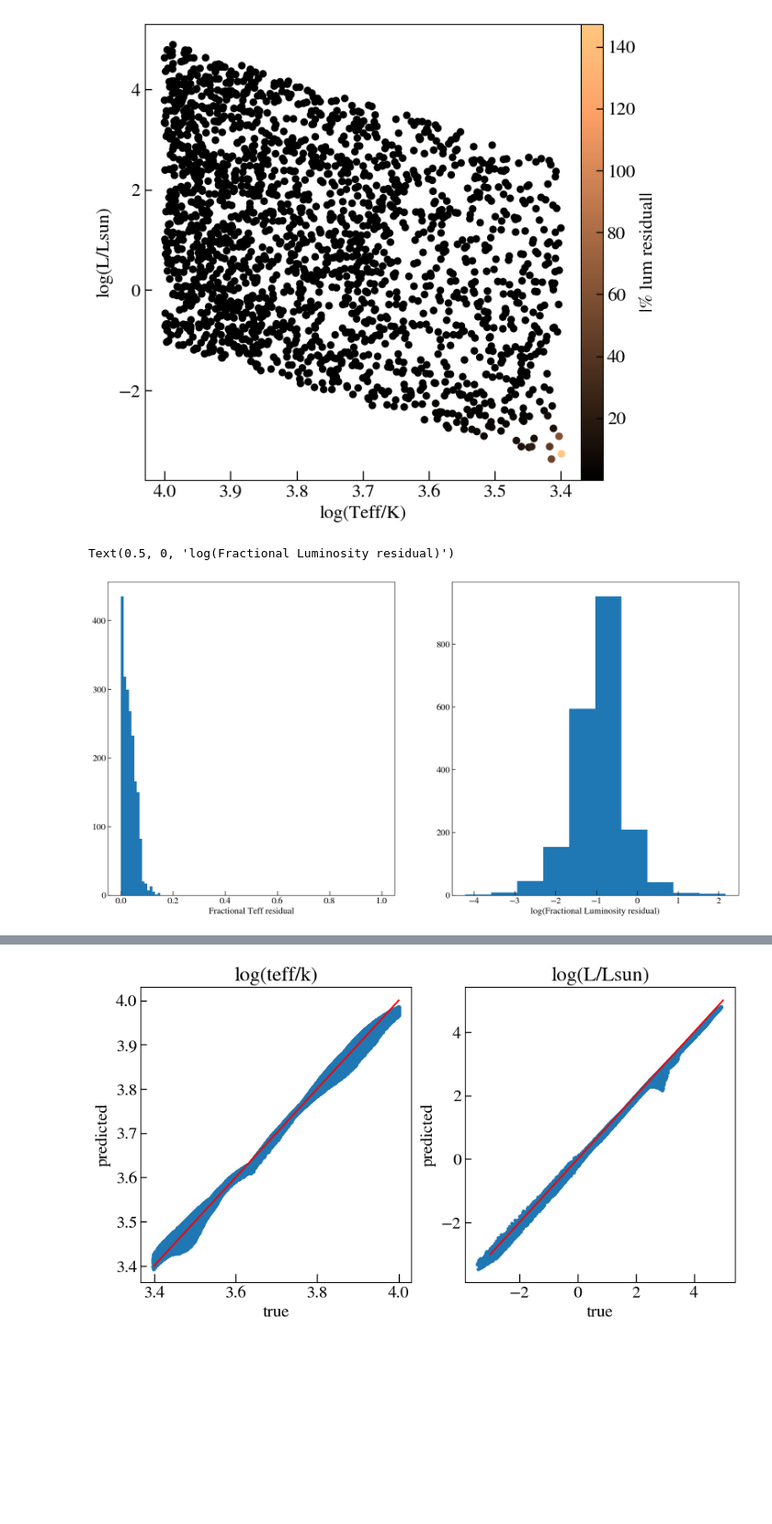
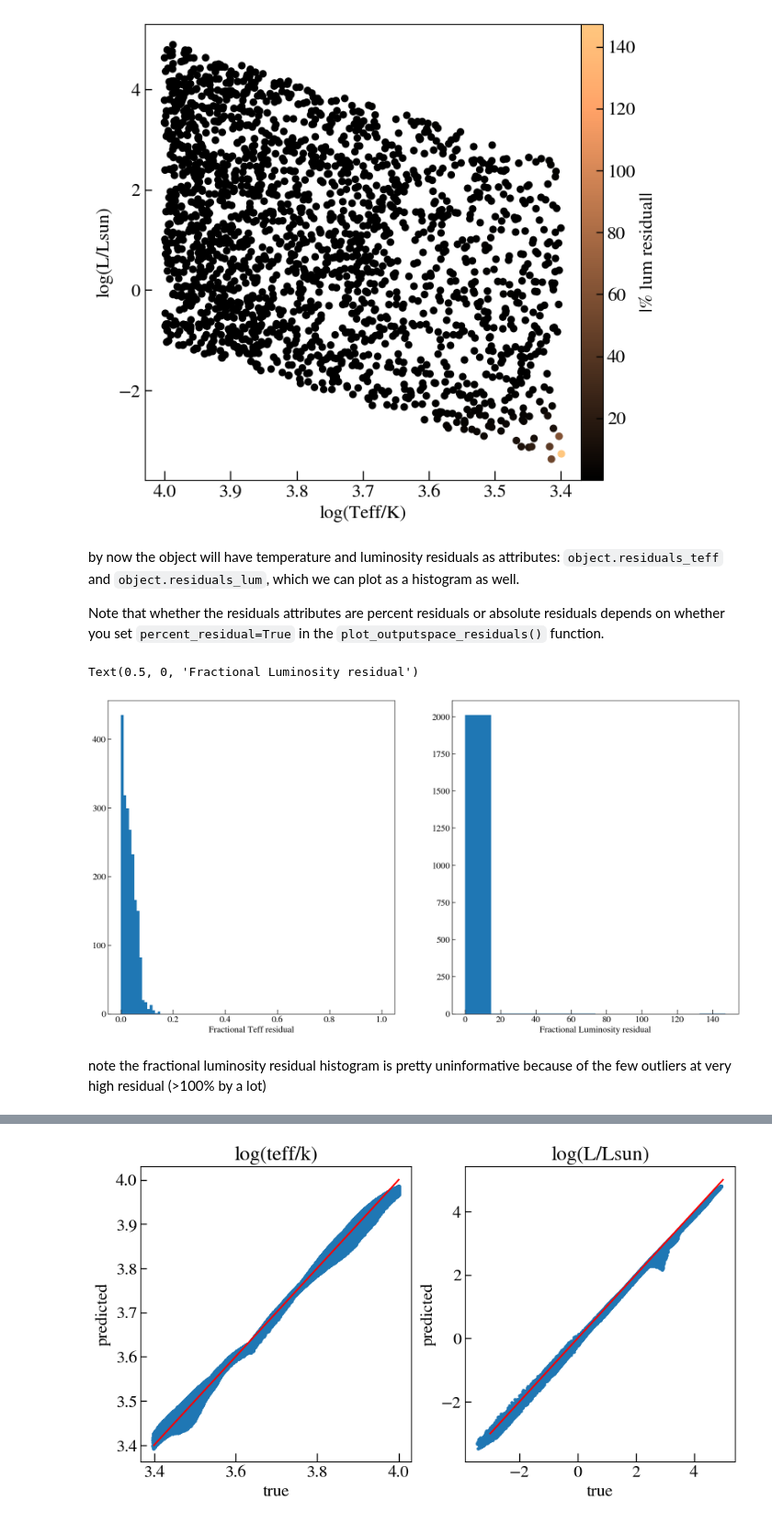
Before and after one commit to anya-m-phillips/StelNet_Transfer_Learning, a Jupyter notebook: train_stelnet_models.ipynb, the cells around one changed output, grey strips where cells are left out. Shown at 92% size. Saved outputs shown, nothing was run; the diff lists cells and outputs as text; code cells hidden in the pictures; blank space fills up the shorter version.

```diff
--- a/train_stelnet_models.ipynb
+++ b/train_stelnet_models.ipynb
@@ -75,17 +87,23 @@ test_object.plot_outputspace_residuals(percent_residual=True)
 # %% [output]
 [figure]
 [figure]
+# %% [markdown]
+by now the object will have temperature and luminosity residuals as attributes: `object.residuals_teff` and `object.residuals_lum`, which we can plot as a histogram as well.
+
+Note that whether the residuals attributes are percent residuals or absolute residuals depends on whether you set `percent_residual=True` in the `plot_outputspace_residuals()` function.
 # %%
 # the .plot_outputspace_residuals() method gives the object attributes
 # .residuals_teff and .residuals_lum, which we can also plot as a histogram:
 
 fig, [ax1,ax2] = plt.subplots(1,2,figsize=[20,10])
 ax1.hist(test_object.residuals_teff, bins=np.linspace(0,1,100))
-ax2.hist(np.log10(test_object.residuals_lum))#, bins=np.linspace(0,max(test_object.residuals_lum),100))
+ax2.hist(test_object.residuals_lum)#, bins=np.linspace(0,max(test_object.residuals_lum),100))
 ax1.set_xlabel("Fractional Teff residual")
-ax2.set_xlabel("log(Fractional Luminosity residual)")
+ax2.set_xlabel("Fractional Luminosity residual")
 # %% [output]
-Text(0.5, 0, 'log(Fractional Luminosity residual)')
+Text(0.5, 0, 'Fractional Luminosity residual')
-[figure, old version]
+[figure, new version]
+# %% [markdown]
+note the fractional luminosity residual histogram is pretty uninformative because of the few outliers at very high residual (>100% by a lot)
 # %% [markdown]
 ### Using the test script on the model currently written into StelNet.py
```
Also changed, not shown: parts of 15 cells of this notebook, 22 other files.
